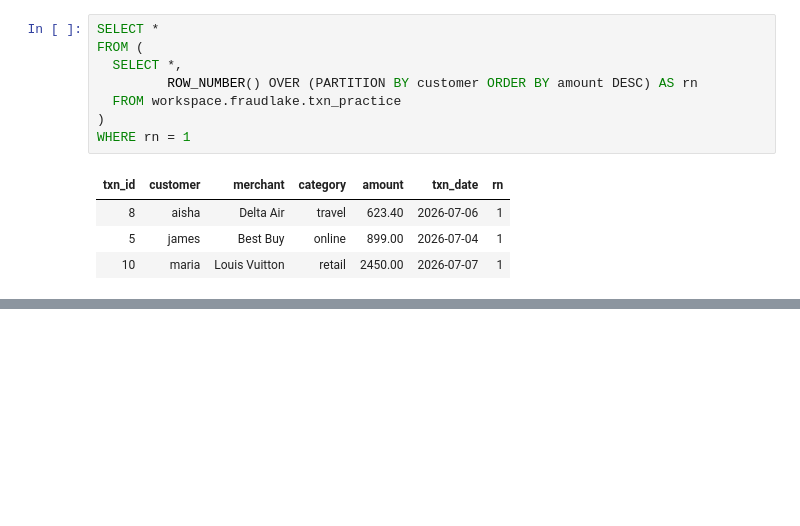
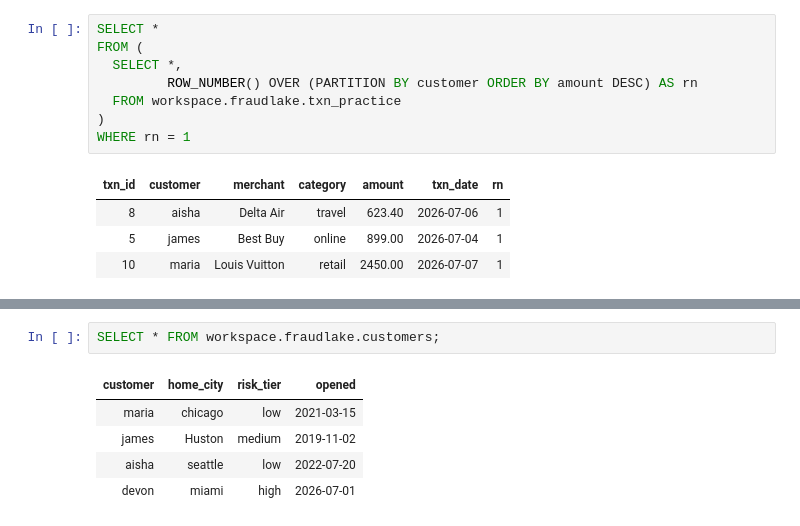
Before and after one commit to chakravarthinagabhyru69-art/Fraud-Lakehouse, a Jupyter notebook: 01_sql_practice.ipynb, the cells around one changed output, grey strips where cells are left out. Cells and saved outputs as stored; diff of their text form; blank space fills up the shorter version.

```diff
--- a/01_sql_practice.ipynb
+++ b/01_sql_practice.ipynb
@@ -115,0 +195,8 @@ WHERE rn = 1
+# %%
+SELECT * FROM workspace.fraudlake.customers;
+# %% [output]
+| customer | home_city | risk_tier | opened |
+| maria | chicago | low | 2021-03-15 |
+| james | Huston | medium | 2019-11-02 |
+| aisha | seattle | low | 2022-07-20 |
+| devon | miami | high | 2026-07-01 |
```
Also changed, not shown: parts of 8 cells of this notebook.
